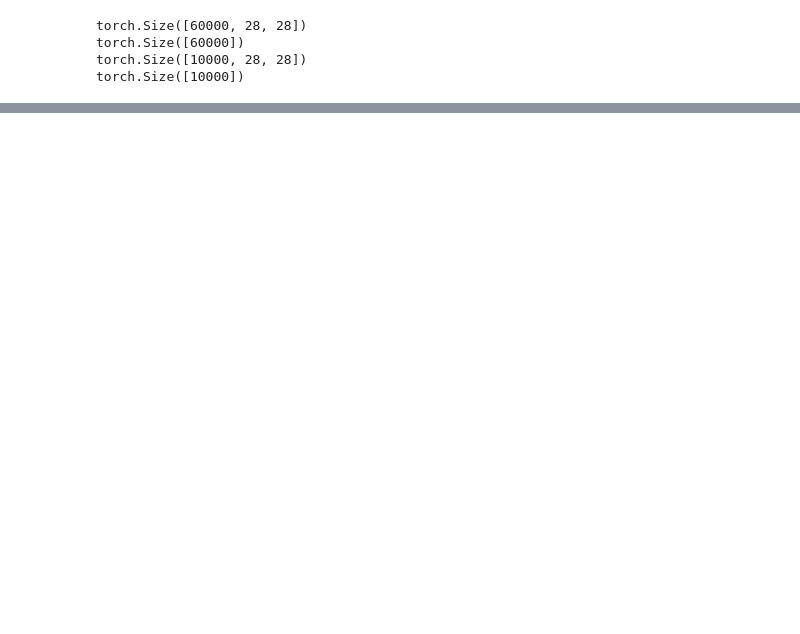
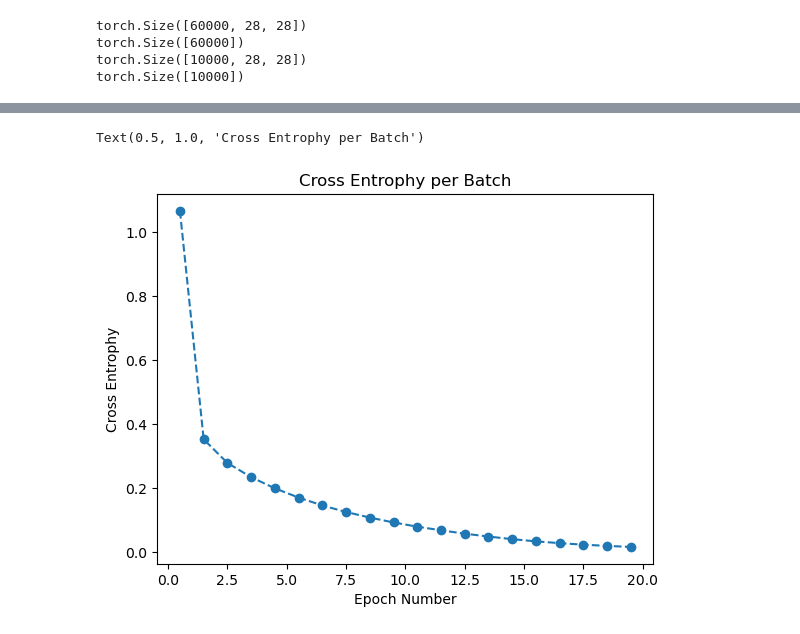
Before and after one commit to Joshuamxu27/MNIST_Digit_Recognizer, a Jupyter notebook: notebooks/model.ipynb, the cells around one changed output, grey strips where cells are left out. Saved outputs shown, nothing was run; the diff lists cells and outputs as text; code cells hidden in the pictures; blank space fills up the shorter version.

```diff
--- a/notebooks/model.ipynb
+++ b/notebooks/model.ipynb
@@ -96,0 +134,11 @@ def train_model(dl, f, n_epochs=20):
+# %%
+epoch_data_avg = epoch_data.reshape(20,-1).mean(axis=1)
+loss_data_avg = loss_data.reshape(20,-1).mean(axis=1)
+
+plt.plot(epoch_data_avg, loss_data_avg, 'o--')
+plt.xlabel('Epoch Number')
+plt.ylabel('Cross Entrophy')
+plt.title('Cross Entrophy per Batch')
+# %% [output]
+Text(0.5, 1.0, 'Cross Entrophy per Batch')
+[figure, added]
```
Also changed, not shown: parts of 7 cells of this notebook.
